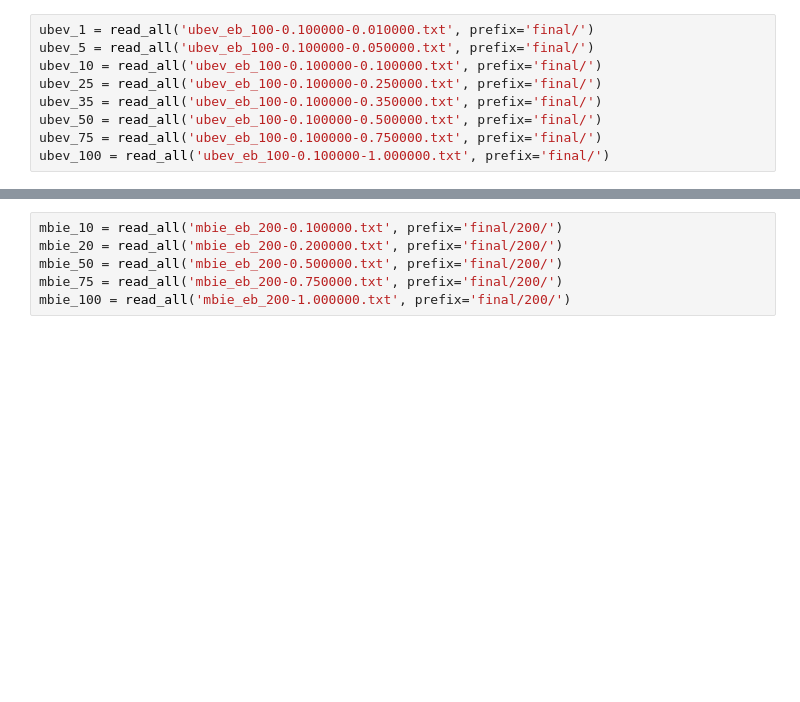
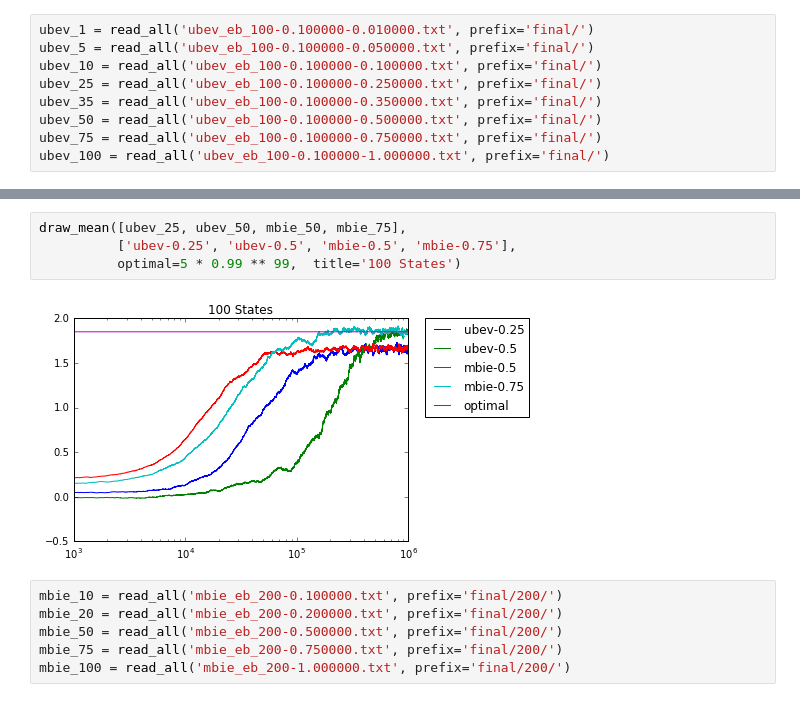
Before and after one commit to afcarl/TabularRLpp, a Jupyter notebook: visualization.ipynb, the cells around one changed output, grey strips where cells are left out. Saved outputs shown, nothing was run; the diff lists cells and outputs as text; blank space fills up the shorter version.

```diff
--- a/visualization.ipynb
+++ b/visualization.ipynb
@@ -36,3 +31,9 @@ draw_mean([ubev_1, ubev_5, ubev_10, ubev_25, ubev_35, ubev_50, ubev_75, ubev_100
+# %%
+draw_mean([ubev_25, ubev_50, mbie_50, mbie_75],
+          ['ubev-0.25', 'ubev-0.5', 'mbie-0.5', 'mbie-0.75'],
+          optimal=5 * 0.99 ** 99,  title='100 States')
+# %% [output]
+[figure, added]
 # %%
 mbie_10 = read_all('mbie_eb_200-0.100000.txt', prefix='final/200/')
 mbie_20 = read_all('mbie_eb_200-0.200000.txt', prefix='final/200/')
```
Also changed, not shown: parts of 4 cells of this notebook, 1 other file.
